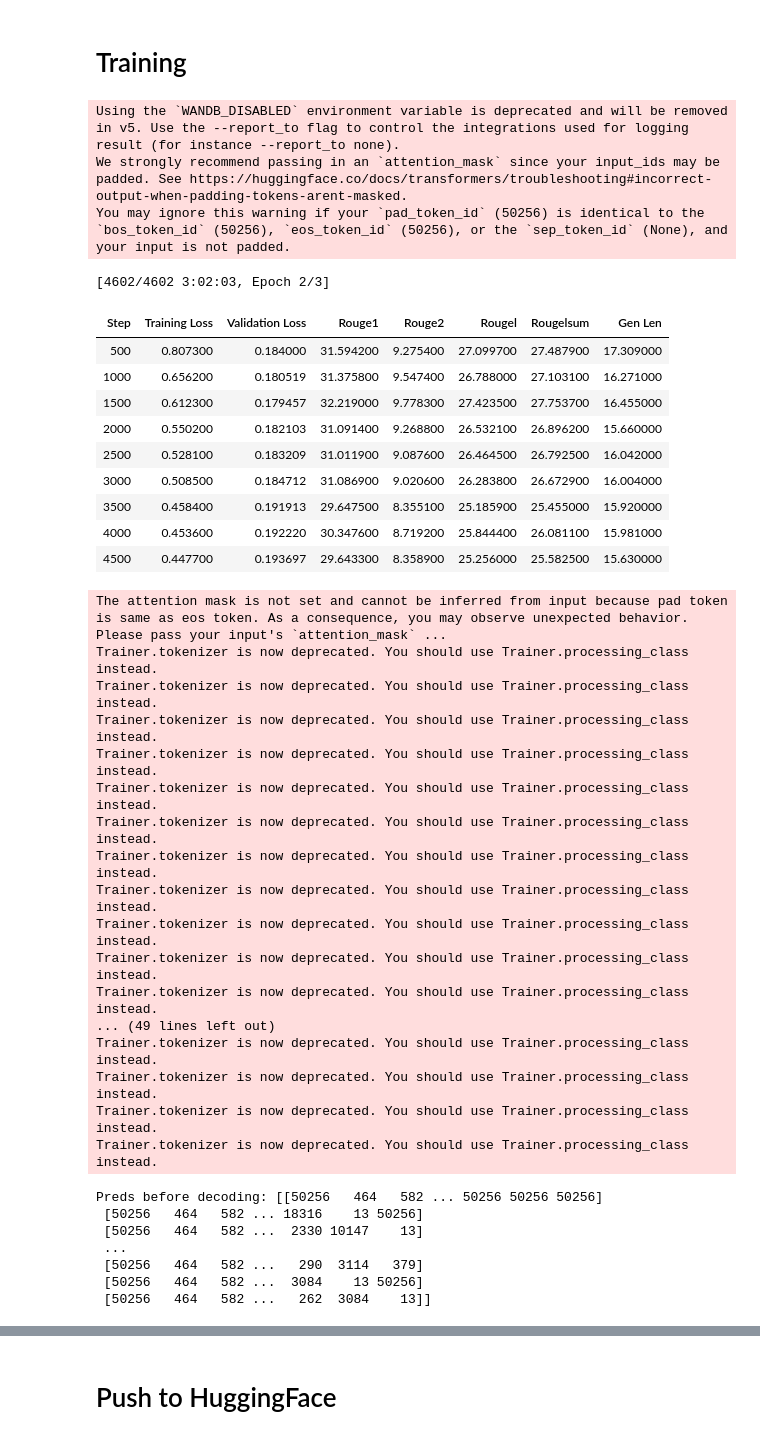
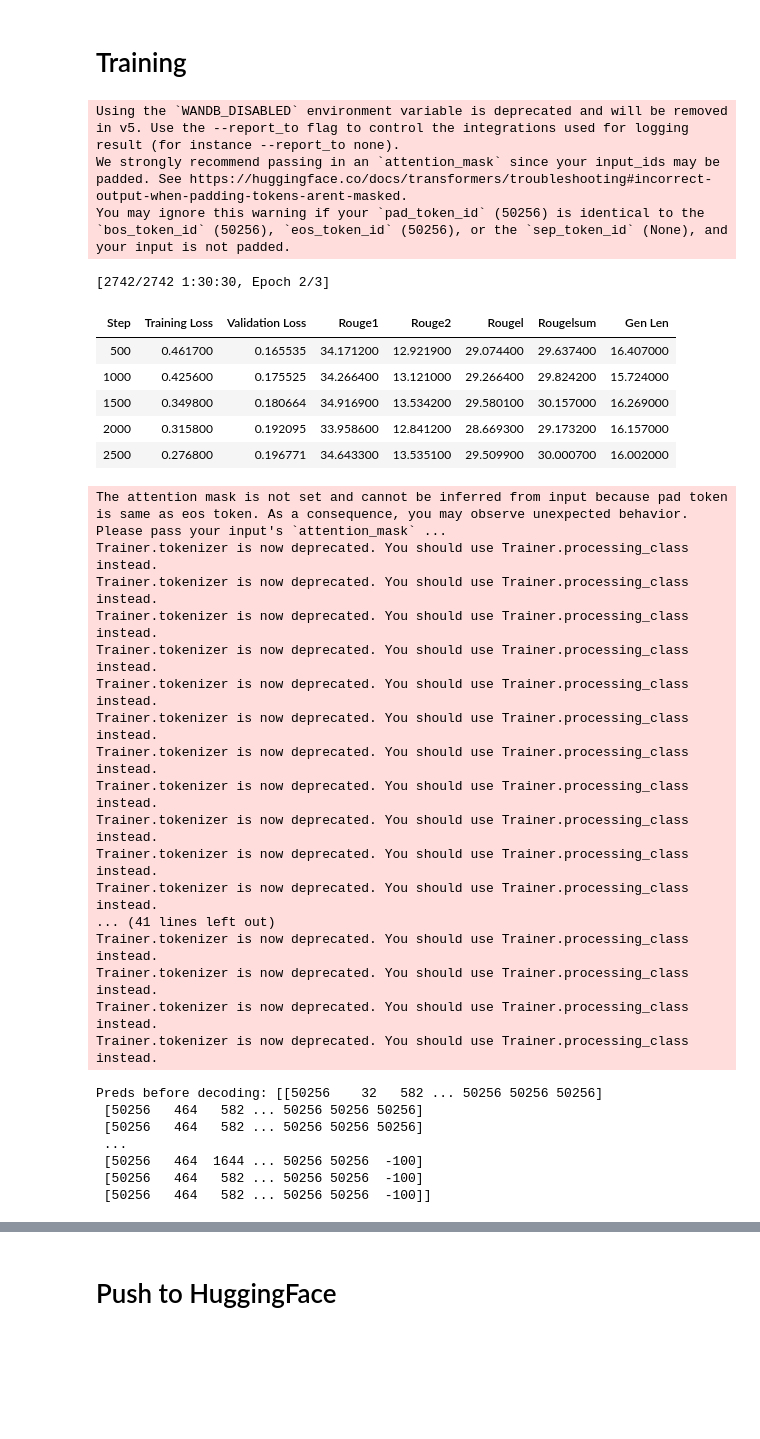
Before and after one commit to zeinabtakesh/Keep-NI-by-AI, a Jupyter notebook: training-on-ucf-uca.ipynb, the cells around one changed output, grey strips where cells are left out. Cells and saved outputs as stored; diff of their text form; code cells hidden in the pictures; blank space fills up the shorter version.

Commit message:
Kaggle Notebook | Training On UCF-UCA | Version 3

```diff
--- a/training-on-ucf-uca.ipynb
+++ b/training-on-ucf-uca.ipynb
@@ -409,7 +594,7 @@ from datasets import DatasetDict
 #tokenizer = AutoTokenizer.from_pretrained('model_name')
 #feature_extractor = AutoFeatureExtractor.from_pretrained('model_name')
 #model_name="NourFakih/Vit-GPT2-COCO2017Flickr-85k-09"
-model_name="nlpconnect/vit-gpt2-image-captioning"
+model_name="NourFakih/Vit-GPT2-UCA-UCF-06"
 
 model = VisionEncoderDecoderModel.from_pretrained(model_name)
 feature_extractor = ViTImageProcessor.from_pretrained(model_name)
@@ -596,10 +781,10 @@ eval_ds = ImageCapatioingDataset(ds, 'validation', 256)
 # %%
 from transformers import Seq2SeqTrainer, Seq2SeqTrainingArguments
 output_dir="./Vit-GPT2-UCA-UCF-06"
-hub_model_id="NourFakih/Vit-GPT2-UCA-UCF-06"
+hub_model_id="NourFakih/Vit-GPT2-UCA-UCF-07"
 training_args = Seq2SeqTrainingArguments(
     predict_with_generate=True,
-    save_steps=1000,
+    save_steps=500,
     eval_steps=500,
     eval_strategy="steps",
     per_device_train_batch_size=4,
@@ -608,44 +793,41 @@ training_args = Seq2SeqTrainingArguments(
     output_dir=output_dir,
     overwrite_output_dir=True,
     #evaluation_strategy="steps",
     save_total_limit=2,
     load_best_model_at_end=True,
     #tpu_num_cores
     #accelerator_config (str, dict, or AcceleratorConfig, optional),
     push_to_hub=True,
     hub_strategy="all_checkpoints",
-    #resume_from_checkpoint="./Vit-GPT2-UCA-UCF-05/checkpoint-500",
+    #resume_from_checkpoint="/kaggle/working/training-ucf/checkpoint-4602",
     hub_always_push=True,
     hub_model_id=hub_model_id
 )
 from transformers import default_data_collator
 # instantiate trainer
 trainer = Seq2SeqTrainer(
     model=model,
     args=training_args,
     processing_class=tokenizer,
     compute_metrics=compute_metrics,
     train_dataset=train_ds,
     eval_dataset=eval_ds,
     data_collator=default_data_collator,
 )
 trainer.train()
+#trainer.train(resume_from_checkpoint="/kaggle/working/training-ucf/checkpoint-4602")
 trainer.push_to_hub()
 # %% [output]
 Using the `WANDB_DISABLED` environment variable is deprecated and will be removed in v5. Use the --report_to flag to control the integrations used for logging result (for instance --report_to none).
 We strongly recommend passing in an `attention_mask` since your input_ids may be padded. See https://huggingface.co/docs/transformers/troubleshooting#incorrect-output-when-padding-tokens-arent-masked.
 You may ignore this warning if your `pad_token_id` (50256) is identical to the `bos_token_id` (50256), `eos_token_id` (50256), or the `sep_token_id` (None), and your input is not padded.
-[4602/4602 3:02:03, Epoch 2/3]
+[2742/2742 1:30:30, Epoch 2/3]
 | Step | Training Loss | Validation Loss | Rouge1 | Rouge2 | Rougel | Rougelsum | Gen Len |
-| 500 | 0.807300 | 0.184000 | 31.594200 | 9.275400 | 27.099700 | 27.487900 | 17.309000 |
-| 1000 | 0.656200 | 0.180519 | 31.375800 | 9.547400 | 26.788000 | 27.103100 | 16.271000 |
-| 1500 | 0.612300 | 0.179457 | 32.219000 | 9.778300 | 27.423500 | 27.753700 | 16.455000 |
-| 2000 | 0.550200 | 0.182103 | 31.091400 | 9.268800 | 26.532100 | 26.896200 | 15.660000 |
-| 2500 | 0.528100 | 0.183209 | 31.011900 | 9.087600 | 26.464500 | 26.792500 | 16.042000 |
-| 3000 | 0.508500 | 0.184712 | 31.086900 | 9.020600 | 26.283800 | 26.672900 | 16.004000 |
-| 3500 | 0.458400 | 0.191913 | 29.647500 | 8.355100 | 25.185900 | 25.455000 | 15.920000 |
-| 4000 | 0.453600 | 0.192220 | 30.347600 | 8.719200 | 25.844400 | 26.081100 | 15.981000 |
-| 4500 | 0.447700 | 0.193697 | 29.643300 | 8.358900 | 25.256000 | 25.582500 | 15.630000 |
+| 500 | 0.461700 | 0.165535 | 34.171200 | 12.921900 | 29.074400 | 29.637400 | 16.407000 |
+| 1000 | 0.425600 | 0.175525 | 34.266400 | 13.121000 | 29.266400 | 29.824200 | 15.724000 |
+| 1500 | 0.349800 | 0.180664 | 34.916900 | 13.534200 | 29.580100 | 30.157000 | 16.269000 |
+| 2000 | 0.315800 | 0.192095 | 33.958600 | 12.841200 | 28.669300 | 29.173200 | 16.157000 |
+| 2500 | 0.276800 | 0.196771 | 34.643300 | 13.535100 | 29.509900 | 30.000700 | 16.002000 |
 The attention mask is not set and cannot be inferred from input because pad token is same as eos token. As a consequence, you may observe unexpected behavior. Please pass your input's `attention_mask` ...
 Trainer.tokenizer is now deprecated. You should use Trainer.processing_class instead.
 Trainer.tokenizer is now deprecated. You should use Trainer.processing_class instead.
@@ -658,18 +840,18 @@ Trainer.tokenizer is now deprecated. You should use Trainer.processing_class ins
 Trainer.tokenizer is now deprecated. You should use Trainer.processing_class instead.
 Trainer.tokenizer is now deprecated. You should use Trainer.processing_class instead.
 Trainer.tokenizer is now deprecated. You should use Trainer.processing_class instead.
-... (49 lines left out)
+... (41 lines left out)
 Trainer.tokenizer is now deprecated. You should use Trainer.processing_class instead.
 Trainer.tokenizer is now deprecated. You should use Trainer.processing_class instead.
 Trainer.tokenizer is now deprecated. You should use Trainer.processing_class instead.
 Trainer.tokenizer is now deprecated. You should use Trainer.processing_class instead.
-Preds before decoding: [[50256   464   582 ... 50256 50256 50256]
- [50256   464   582 ... 18316    13 50256]
- [50256   464   582 ...  2330 10147    13]
+Preds before decoding: [[50256    32   582 ... 50256 50256 50256]
+ [50256   464   582 ... 50256 50256 50256]
+ [50256   464   582 ... 50256 50256 50256]
  ...
- [50256   464   582 ...   290  3114   379]
- [50256   464   582 ...  3084    13 50256]
- [50256   464   582 ...   262  3084    13]]
+ [50256   464  1644 ... 50256 50256  -100]
+ [50256   464   582 ... 50256 50256  -100]
+ [50256   464   582 ... 50256 50256  -100]]
 Trainer.tokenizer is now deprecated. You should use Trainer.processing_class instead.
 Trainer.tokenizer is now deprecated. You should use Trainer.processing_class instead.
 Trainer.tokenizer is now deprecated. You should use Trainer.processing_class instead.
```
Also changed, not shown: parts of 16 cells of this notebook.
